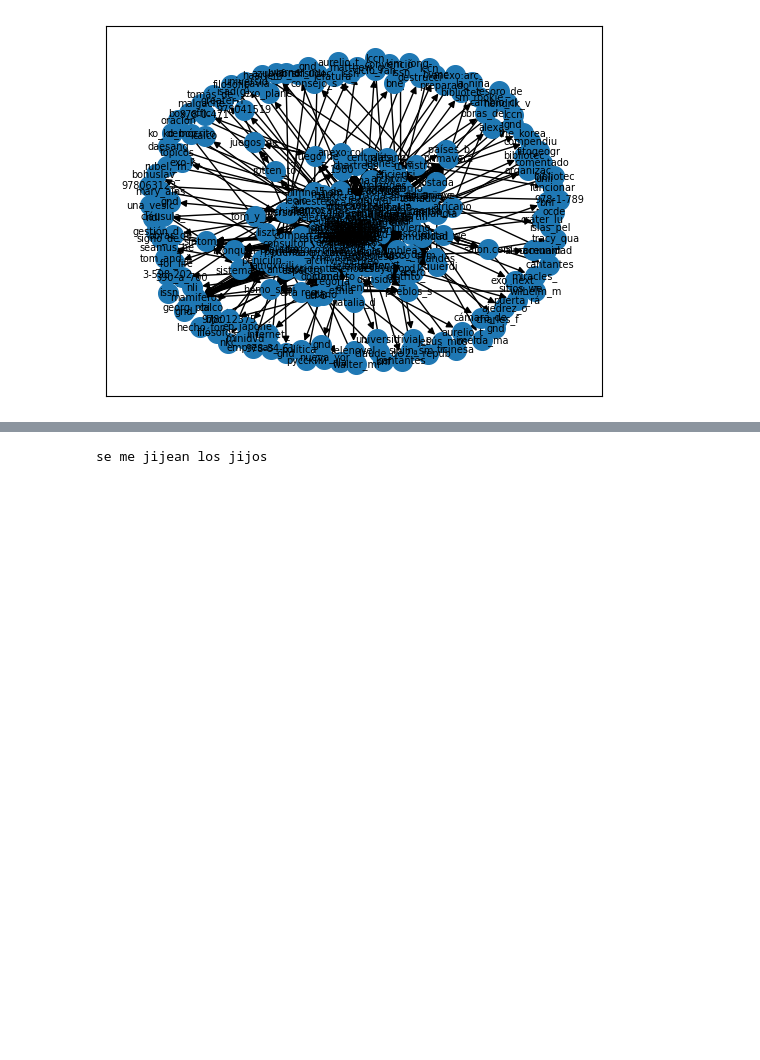
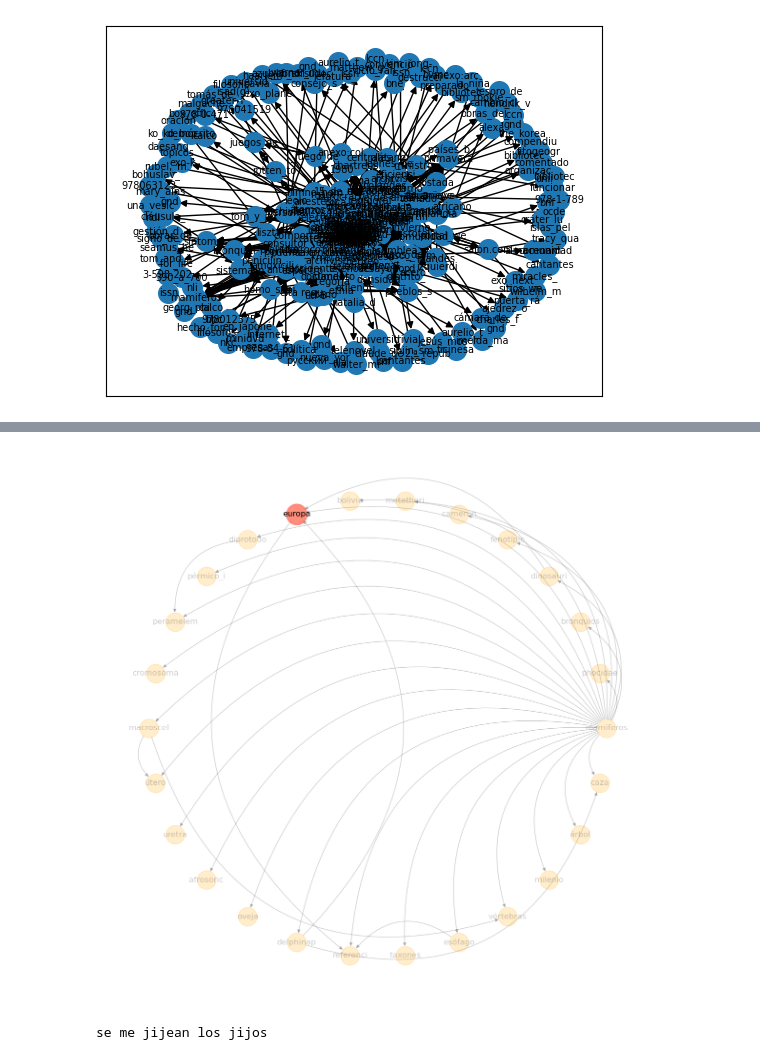
Before and after one commit to ValentinPg/tp-mate3, a Jupyter notebook: prueba.ipynb, the cells around one changed output, grey strips where cells are left out. Drawn from its saved outputs; the diff is of its cells as text; code cells hidden in the pictures; blank space fills up the shorter version.

Commit message:
grafico Lu listo

```diff
--- a/prueba.ipynb
+++ b/prueba.ipynb
@@ -33,8 +34,8 @@ class Nodo():
 
     #metodo que va a fijarse si dos nodos tienen conexion, osea si uno referencia al otro (opcional a usar)
     def estaEn(self, nodo):
-        if self.nombre.lower() in nodo.palabras:
-            self.addEdge(nodo)
+        if self.nombre.lower() in nodo.palabras and nodo.nombre != self.nombre:
+            return ((nodo,self))
 
 
     #parsea con bs4 la pagina de wikipedia que le pases, obteniendo los hipervinculos dentro
@@ -222,0 +166,92 @@ gluten
+# %%
+####### EJEMPLO ramificacion CENTRAL ##########
+
+nombre = input("Mande una palabra:")
+
+# #lista que va a tener todos los nodos del grafico
+nodos = list()
+# #lista que contiene los vertices
+vertices = list()
+
+# #nodo central
+centro = Nodo(nombre)
+# # lo agrego a la lista con todos los nodos
+nodos.append(centro)
+
+# # obtengo un nodo aleatorio
+nodo = Nodo(list(centro.palabras)[random.randrange(0,len(centro.palabras))])
+cantidad_nodo = centro
+
+for i in range(30):
+    nodo = Nodo(list(centro.palabras)[random.randrange(0,len(centro.palabras))])
+    print(nodo.nombre)
+    if (len(nodo.palabras)>0):
+        vertices.append((centro, nodo))
+        nodos.append(nodo)
+    else:
+        nodo =  Nodo(random.choice(list(centro.palabras)))
+
+for i in nodos:
+     for j in nodos:
+        t = i.estaEn(j)
+        if t != None:
+            vertices.append(t)
+
+# layout
+fig, ax = plt.subplots(figsize=(15,15))
+grafo = nx.DiGraph()
+
+grafo.add_nodes_from(nodos)
+grafo.add_edges_from(vertices)
+
+pos = nx.circular_layout(grafo)
+
+#Funcion que devuelve los nodos mas importantes
+def mas_relevancia(grafo):
+#copia de grafo con los nodos mas importantes
+    ranking = nx.betweenness_centrality(grafo).items()
+    r = [x[1] for x in ranking]
+
+    m = sum(r)/len(r) # centralidad
+
+    t = m*3 # mantiene los nodos con promedio de aparicion --> si queres que sean mas o menos los coloreados en rojo modifica esto
+
+    nodo_importante = grafo.copy()
+
+    #Se remueve los nodos que no aparecen
+    for k, v in ranking:
+        if v < t:
+            nodo_importante.remove_node(k)
+
+    return nodo_importante
+
+
+#Se recibe los nodos mas importantes
+nodo_importante = mas_relevancia(grafo)
+
+
+nx.draw(grafo,
+        pos,
+        node_color='orange',
+        alpha=0.2,
+        node_size=800,
+        with_labels = True,
+        connectionstyle = "arc3, rad=0.5",
+        font_size = 12
+       )
+
+
+#Se dibuja los nodos mas importantes con un estilo diferente
+for i in range(0,len(nodo_importante)):
+    grafo.add_nodes_from(nodo_importante)
+    nx.draw_networkx_nodes(nodo_importante,
+                           pos,
+                           node_color='r',
+                           alpha=0.4,
+                           node_size=1000)
+    nx.draw_networkx_labels(nodo_importante,pos,font_size=12)
+
+
+#Se muestra la grafica
+plt.show()
+# %% [output]
@@ -223,3 +275,4 @@ gluten
+[figure, added]
 # %%
 # %% [output]
 se me jijean los jijos
```
Also changed, not shown: parts of 3 cells of this notebook.
